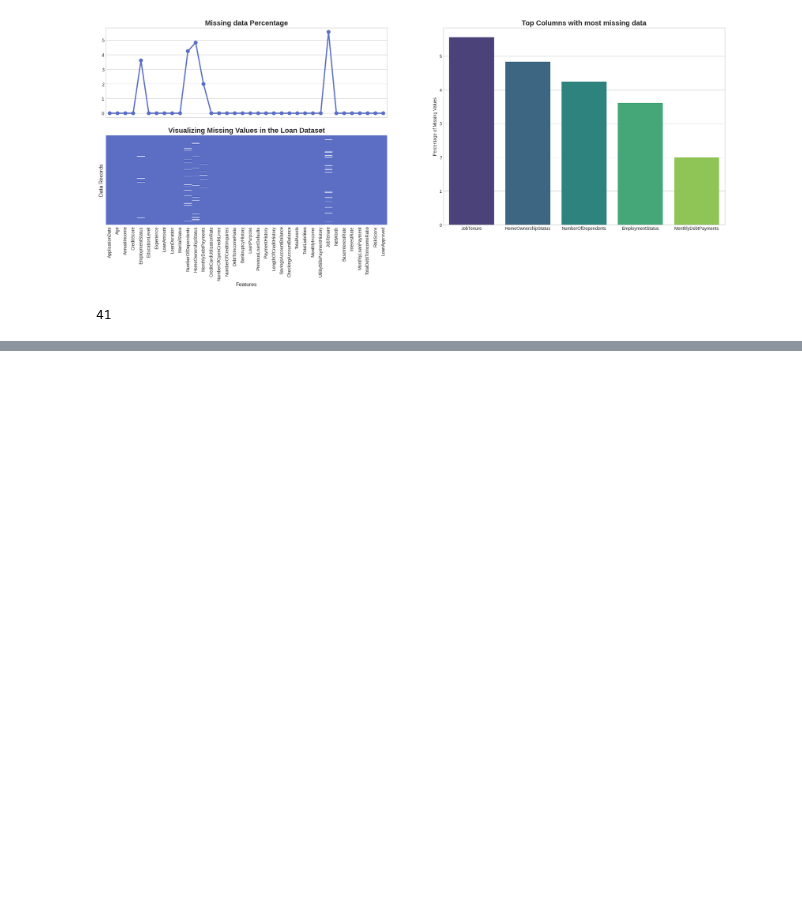
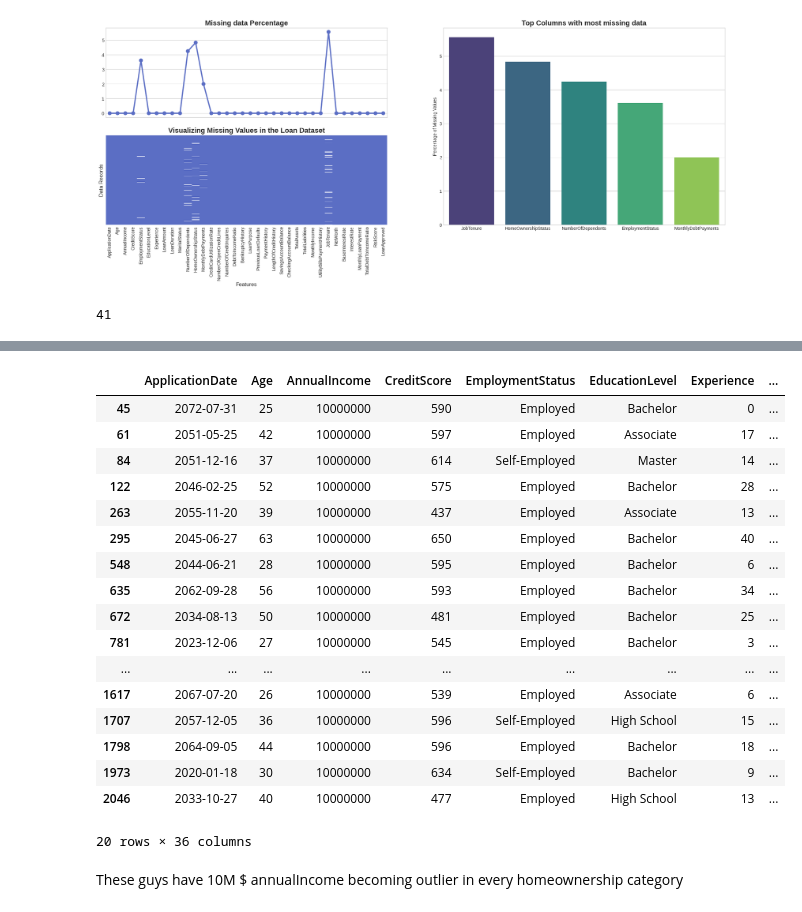
Before and after one commit to KimiyaVahidMotlagh/QBC-DA10-Group4Project1, a Jupyter notebook: DA10_EDA(Arash).ipynb, the cells around one changed output, grey strips where cells are left out. Cells and saved outputs as stored; diff of their text form; code cells hidden in the pictures; blank space fills up the shorter version.

```diff
--- a/DA10_EDA(Arash).ipynb
+++ b/DA10_EDA(Arash).ipynb
@@ -156,0 +177,23 @@ df['PaymentHistory'].max()
+# %%
+df[df['AnnualIncome'] >= 1e7]
+# %% [output]
+|  | ApplicationDate | Age | AnnualIncome | CreditScore | EmploymentStatus | EducationLevel | Experience | ... |
+| 45 | 2072-07-31 | 25 | 10000000 | 590 | Employed | Bachelor | 0 | ... |
+| 61 | 2051-05-25 | 42 | 10000000 | 597 | Employed | Associate | 17 | ... |
+| 84 | 2051-12-16 | 37 | 10000000 | 614 | Self-Employed | Master | 14 | ... |
+| 122 | 2046-02-25 | 52 | 10000000 | 575 | Employed | Bachelor | 28 | ... |
+| 263 | 2055-11-20 | 39 | 10000000 | 437 | Employed | Associate | 13 | ... |
+| 295 | 2045-06-27 | 63 | 10000000 | 650 | Employed | Bachelor | 40 | ... |
+| 548 | 2044-06-21 | 28 | 10000000 | 595 | Employed | Bachelor | 6 | ... |
+| 635 | 2062-09-28 | 56 | 10000000 | 593 | Employed | Bachelor | 34 | ... |
+| 672 | 2034-08-13 | 50 | 10000000 | 481 | Employed | Bachelor | 25 | ... |
+| 781 | 2023-12-06 | 27 | 10000000 | 545 | Employed | Bachelor | 3 | ... |
+| ... | ... | ... | ... | ... | ... | ... | ... | ... |
+| 1617 | 2067-07-20 | 26 | 10000000 | 539 | Employed | Associate | 6 | ... |
+| 1707 | 2057-12-05 | 36 | 10000000 | 596 | Self-Employed | High School | 15 | ... |
+| 1798 | 2064-09-05 | 44 | 10000000 | 596 | Employed | Bachelor | 18 | ... |
+| 1973 | 2020-01-18 | 30 | 10000000 | 634 | Self-Employed | Bachelor | 9 | ... |
+| 2046 | 2033-10-27 | 40 | 10000000 | 477 | Employed | High School | 13 | ... |
+20 rows × 36 columns
+# %% [markdown]
+These guys have 10M $ annualIncome becoming outlier in every homeownership category
```
Also changed, not shown: parts of 5 cells of this notebook.
